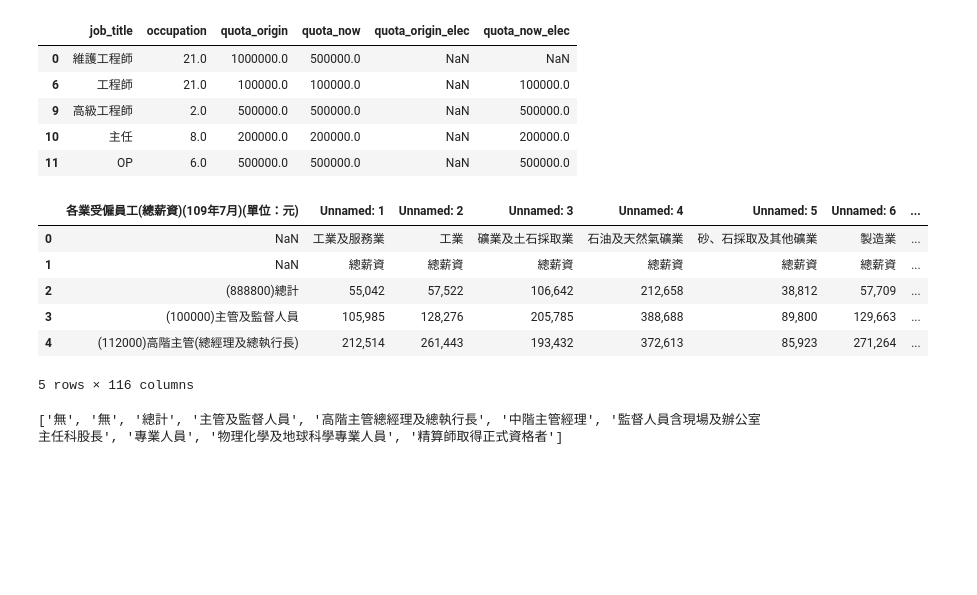
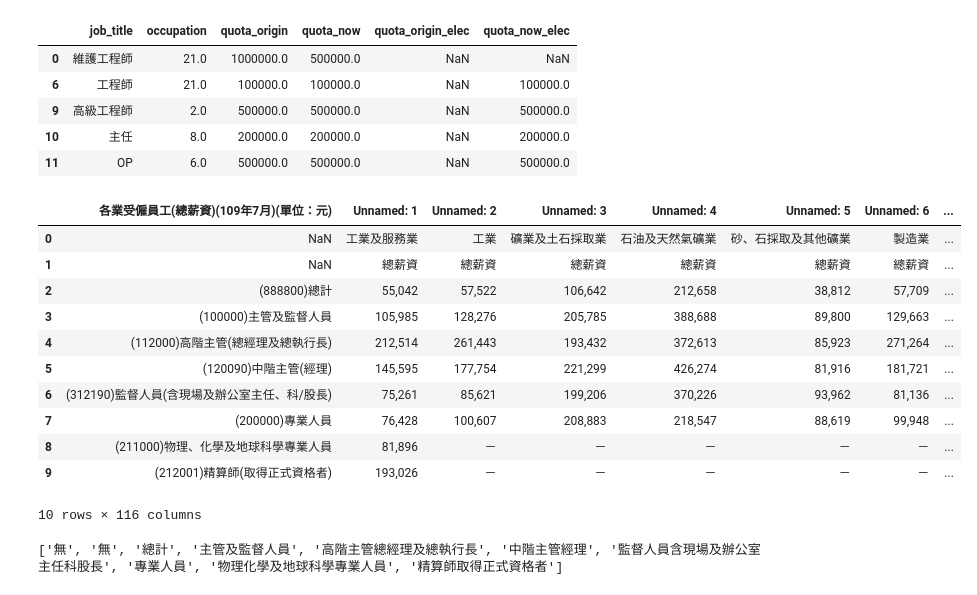
Before and after one commit to jackh1995/fintech, a Jupyter notebook: job.ipynb, the cells around one changed output. Saved outputs shown, nothing was run; the diff lists cells and outputs as text; code cells hidden in the pictures; blank space fills up the shorter version.

```diff
--- a/job.ipynb
+++ b/job.ipynb
@@ -9,27 +9,32 @@ from matplotlib import pyplot as plt
 # %%
 # 玉山資料
 yushan = pd.read_csv('./data/job.csv')
 yushan['job_title'] = yushan['job_title'].apply(lambda x: str(x).strip())
 yushan = yushan[yushan['quota_now']<1e6]
 display(yushan.head())
 
 # 勞動部資料
 gov = pd.read_excel('./data/psdnquery1.xlsx')
-display(gov.head())
+display(gov.head(10))
 # %% [output]
 |  | job_title | occupation | quota_origin | quota_now | quota_origin_elec | quota_now_elec |
 | 0 | 維護工程師 | 21.0 | 1000000.0 | 500000.0 | NaN | NaN |
 | 6 | 工程師 | 21.0 | 100000.0 | 100000.0 | NaN | 100000.0 |
 | 9 | 高級工程師 | 2.0 | 500000.0 | 500000.0 | NaN | 500000.0 |
 | 10 | 主任 | 8.0 | 200000.0 | 200000.0 | NaN | 200000.0 |
 | 11 | OP | 6.0 | 500000.0 | 500000.0 | NaN | 500000.0 |
 |  | 各業受僱員工(總薪資)(109年7月)(單位：元) | Unnamed: 1 | Unnamed: 2 | Unnamed: 3 | Unnamed: 4 | Unnamed: 5 | Unnamed: 6 | ... |
 | 0 | NaN | 工業及服務業 | 工業 | 礦業及土石採取業 | 石油及天然氣礦業 | 砂、石採取及其他礦業 | 製造業 | ... |
 | 1 | NaN | 總薪資 | 總薪資 | 總薪資 | 總薪資 | 總薪資 | 總薪資 | ... |
 | 2 | (888800)總計 | 55,042 | 57,522 | 106,642 | 212,658 | 38,812 | 57,709 | ... |
 | 3 | (100000)主管及監督人員 | 105,985 | 128,276 | 205,785 | 388,688 | 89,800 | 129,663 | ... |
 | 4 | (112000)高階主管(總經理及總執行長) | 212,514 | 261,443 | 193,432 | 372,613 | 85,923 | 271,264 | ... |
+| 5 | (120090)中階主管(經理) | 145,595 | 177,754 | 221,299 | 426,274 | 81,916 | 181,721 | ... |
+| 6 | (312190)監督人員(含現場及辦公室主任、科/股長) | 75,261 | 85,621 | 199,206 | 370,226 | 93,962 | 81,136 | ... |
+| 7 | (200000)專業人員 | 76,428 | 100,607 | 208,883 | 218,547 | 88,619 | 99,948 | ... |
+| 8 | (211000)物理、化學及地球科學專業人員 | 81,896 | － | － | － | － | － | ... |
+| 9 | (212001)精算師(取得正式資格者) | 193,026 | － | － | － | － | － | ... |
-5 rows × 116 columns
+10 rows × 116 columns
 # %%
 def f(a, b):
     if math.isnan(b):
```
Also changed, not shown: parts of 2 cells of this notebook, 12 other files.
